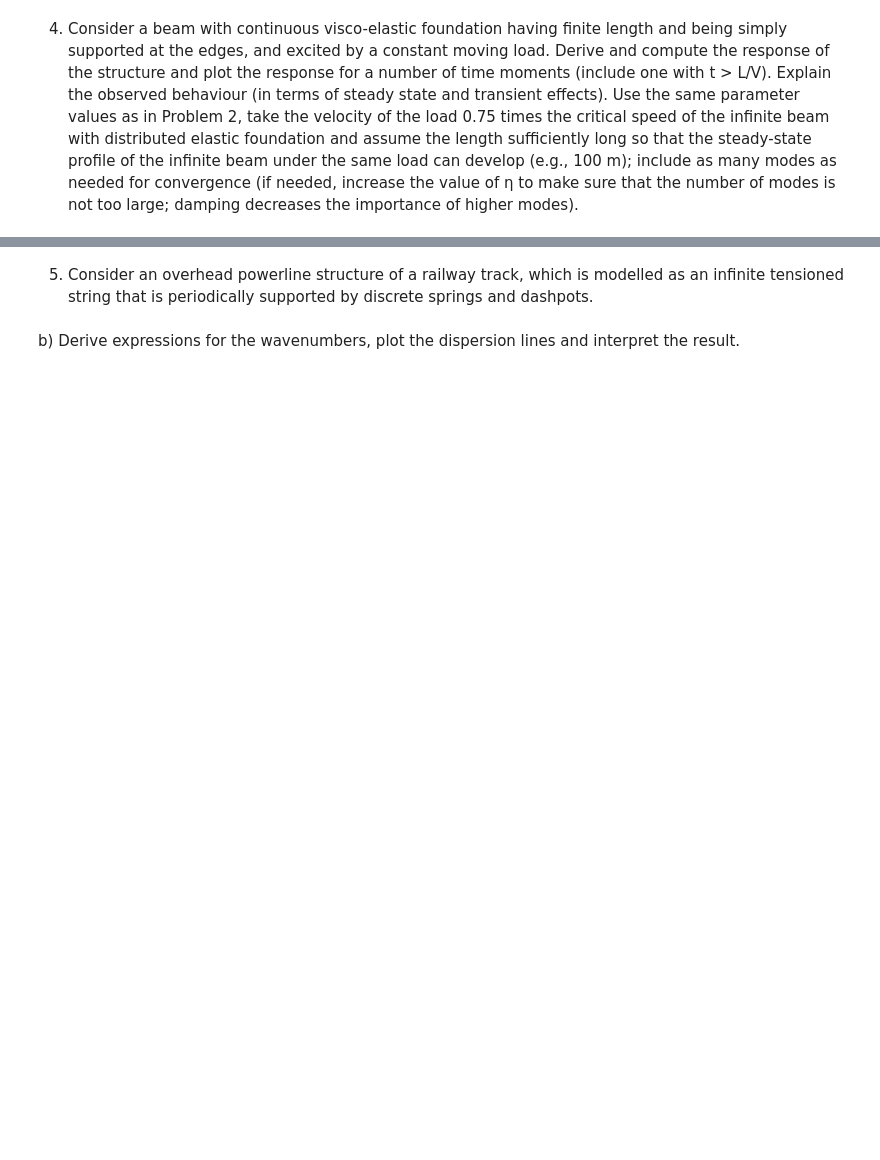
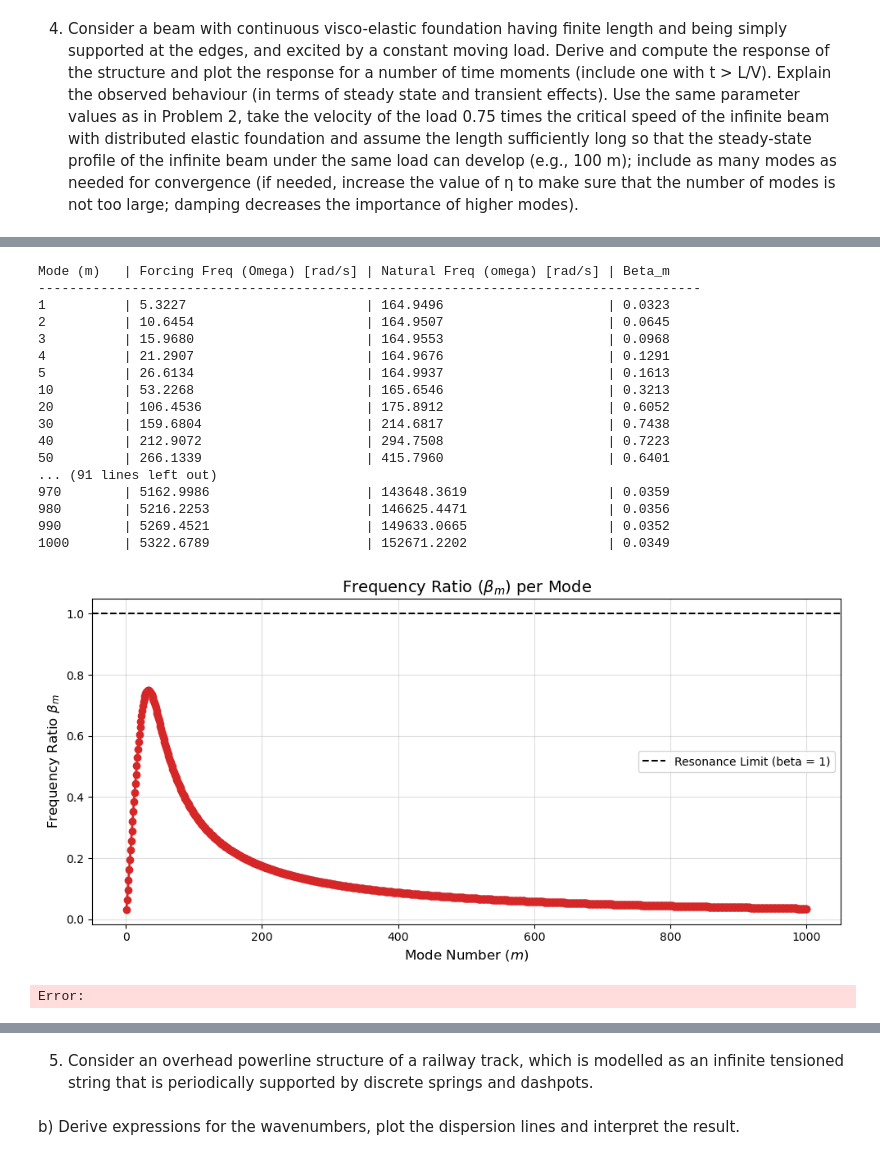
Before and after one commit to josems06-crypto/CIEM5220_MovingLoads, a Jupyter notebook: movingloads.ipynb, the cells around one changed output, grey strips where cells are left out. Drawn from its saved outputs; the diff is of its cells as text; code cells hidden in the pictures; blank space fills up the shorter version.

```diff
--- a/movingloads.ipynb
+++ b/movingloads.ipynb
@@ -293,0 +197,63 @@ plt.show()
+# %%
+
+L = 100
+V = 0.75 * V_cr
+
+
+n_modes = 1000
+
+modes = np.arange(1, n_modes + 1)
+Omega_m = np.zeros(n_modes)
+omega_m = np.zeros(n_modes)
+beta_m = np.zeros(n_modes)  # <-- ADD THIS: Initialize beta_m as an array
+
+print(f"{'Mode (m)':<10} | {'Forcing Freq (Omega) [rad/s]':<28} | {'Natural Freq (omega) [rad/s]':<28} | {'Beta_m':<10}")
+print("-" * 85)
+
+for i, m in enumerate(modes):
+    # Modal Forcing Frequency
+    Omega_m[i] = m * np.pi * V / L
+
+    # Natural Frequency
+    omega_m[i] = np.sqrt((EI * (m * np.pi / L)**4 + chi) / rho_A)
+
+    # Frequency Ratio (Now storing it in the array)
+    beta_m[i] = Omega_m[i] / omega_m[i]  # <-- ADD [i] HERE
+
+    # Print results
+    if m <= 5 or m % 10 == 0:
+        print(f"{m:<10} | {Omega_m[i]:<28.4f} | {omega_m[i]:<28.4f} | {beta_m[i]:<10.4f}")
+
+plt.figure(figsize=(10, 5))
+# Now beta_m is an array, so plt.plot will work perfectly
+plt.plot(modes, beta_m, marker='o', linestyle='-', color='tab:red', linewidth=2)
+plt.axhline(1, color='black', linestyle='--', label='Resonance Limit (beta = 1)')
+
+# Formatting
+plt.title('Frequency Ratio ($\\beta_m$) per Mode', fontsize=14)
+plt.xlabel('Mode Number ($m$)', fontsize=12)
+plt.ylabel('Frequency Ratio $\\beta_m$', fontsize=12)
+plt.grid(True, alpha=0.4)
+plt.legend()
+plt.tight_layout()
+plt.show()
+# %% [output]
+Mode (m)   | Forcing Freq (Omega) [rad/s] | Natural Freq (omega) [rad/s] | Beta_m
+-------------------------------------------------------------------------------------
+1          | 5.3227                       | 164.9496                     | 0.0323
+2          | 10.6454                      | 164.9507                     | 0.0645
+3          | 15.9680                      | 164.9553                     | 0.0968
+4          | 21.2907                      | 164.9676                     | 0.1291
+5          | 26.6134                      | 164.9937                     | 0.1613
+10         | 53.2268                      | 165.6546                     | 0.3213
+20         | 106.4536                     | 175.8912                     | 0.6052
+30         | 159.6804                     | 214.6817                     | 0.7438
+40         | 212.9072                     | 294.7508                     | 0.7223
+50         | 266.1339                     | 415.7960                     | 0.6401
+... (91 lines left out)
+970        | 5162.9986                    | 143648.3619                  | 0.0359
+980        | 5216.2253                    | 146625.4471                  | 0.0356
+990        | 5269.4521                    | 149633.0665                  | 0.0352
+1000       | 5322.6789                    | 152671.2202                  | 0.0349
+[figure, added]
+Error:
```
Also changed, not shown: parts of 13 cells of this notebook, 1 other file.
